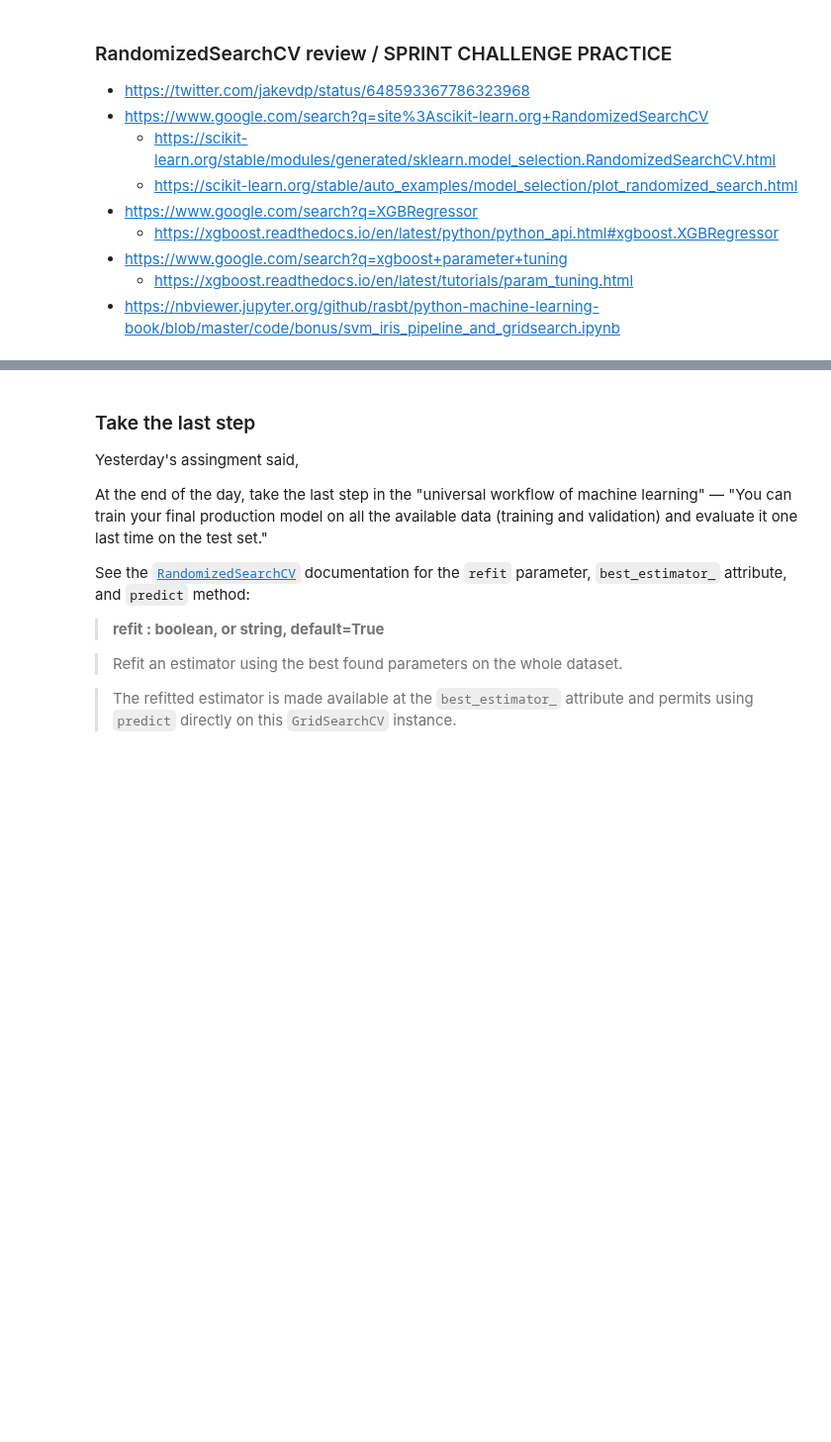
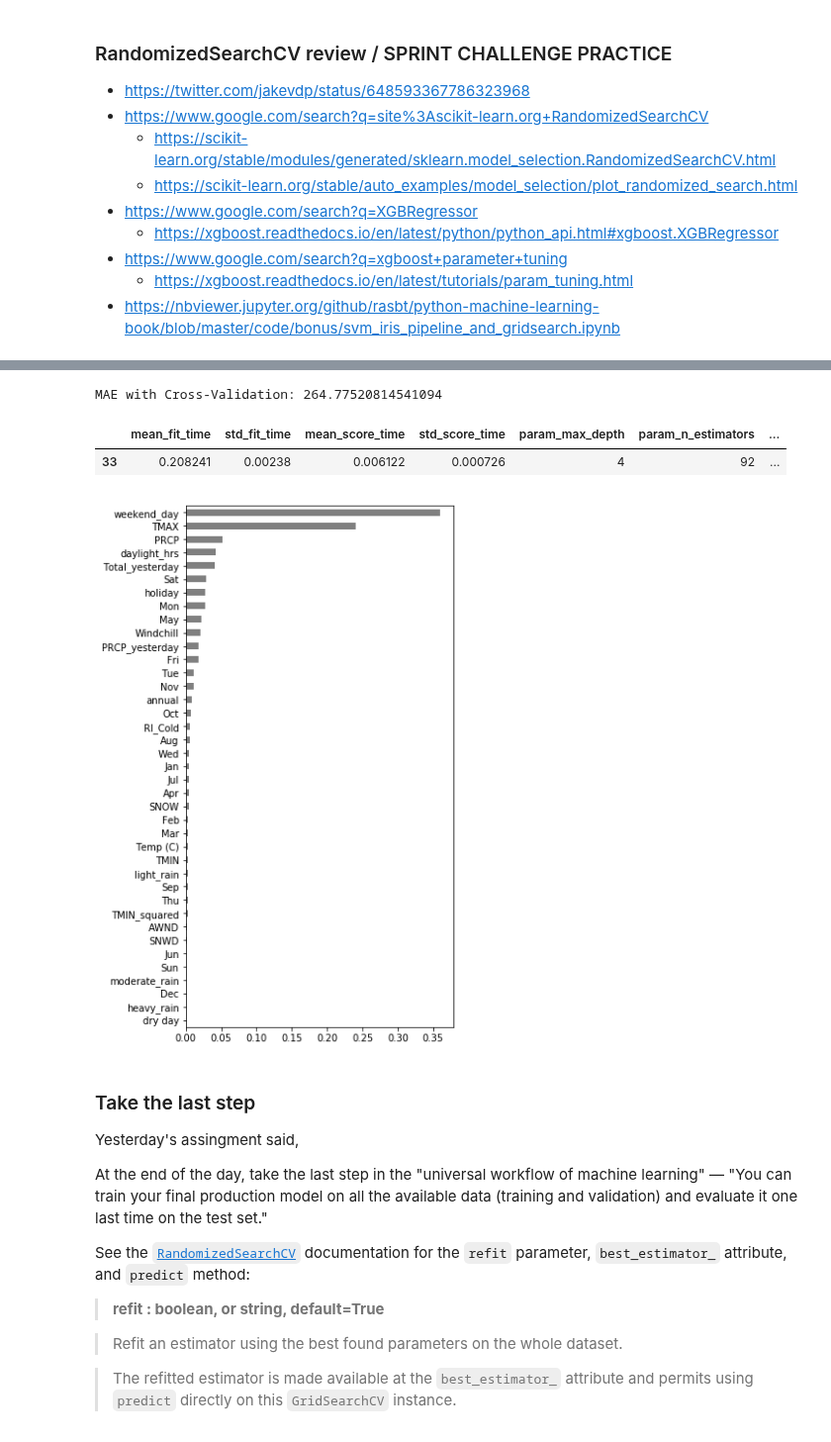
Before and after one commit to LambdaSchool/DS-Unit-2-Sprint-4-Practicing-Understanding, a Jupyter notebook: module2-regularization-survival-analysis/LS_DS_242_Review_and_Regularization.ipynb, the cells around one changed output, grey strips where cells are left out. Shown at 99% size. Cells and saved outputs as stored; diff of their text form; code cells hidden in the pictures; blank space fills up the shorter version.

```diff
--- a/module2-regularization-survival-analysis/LS_DS_242_Review_and_Regularization.ipynb
+++ b/module2-regularization-survival-analysis/LS_DS_242_Review_and_Regularization.ipynb
@@ -174,0 +183,17 @@ X_test  = wrangle(X_test)
+# %%
+from scipy.stats import randint
+from sklearn.model_selection import RandomizedSearchCV
+from xgboost import XGBRegressor
+
+param_distributions = {
+    'n_estimators': randint(50,500),
+    'max_depth': randint(1,5)
+}
+
+search = RandomizedSearchCV(
+          estimator=XGBRegressor(n_jobs=-1,random_state=42),
+          param_distributions=param_distributions,
+          n_iter=50, scoring='neg_mean_absolute_error',
+          n_jobs=-1, cv=3, verbose=10, return_train_score=True,)
+
+search.fit(X_train,y_train)
@@ -175,3 +232,18 @@ X_test  = wrangle(X_test)
+# %%
+print('MAE with Cross-Validation:',-search.best_score_)
+# %% [output]
+MAE with Cross-Validation: 264.77520814541094
+# %%
+pd.DataFrame(search.cv_results_).sort_values(by='rank_test_score').head(1)
+# %% [output]
+|  | mean_fit_time | std_fit_time | mean_score_time | std_score_time | param_max_depth | param_n_estimators | ... |
+| 33 | 0.208241 | 0.00238 | 0.006122 | 0.000726 | 4 | 92 | ... |
+# %%
+importances = pd.Series(search.best_estimator_.feature_importances_,X_train.columns)
+plt.figure(figsize=(5,10))
+importances.sort_values().plot.barh(color='grey');
+# %% [output]
+[figure, added]
 # %% [markdown]
 ### Take the last step
 
```
Also changed, not shown: parts of 13 cells of this notebook.
